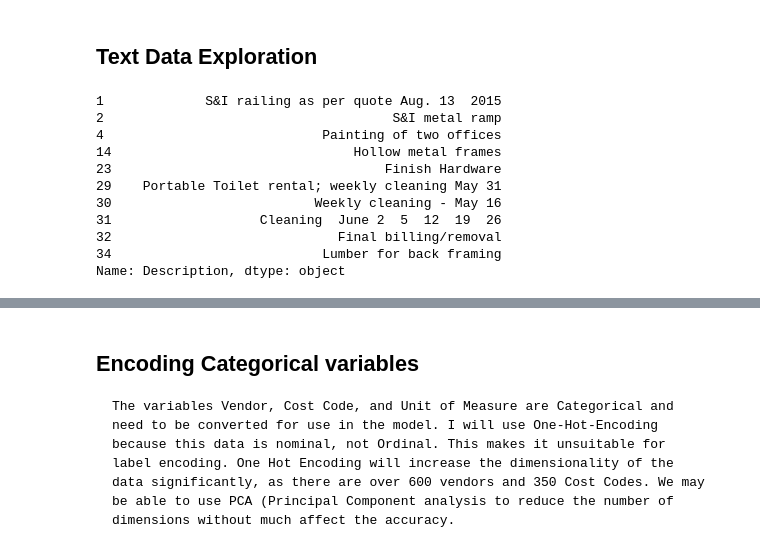
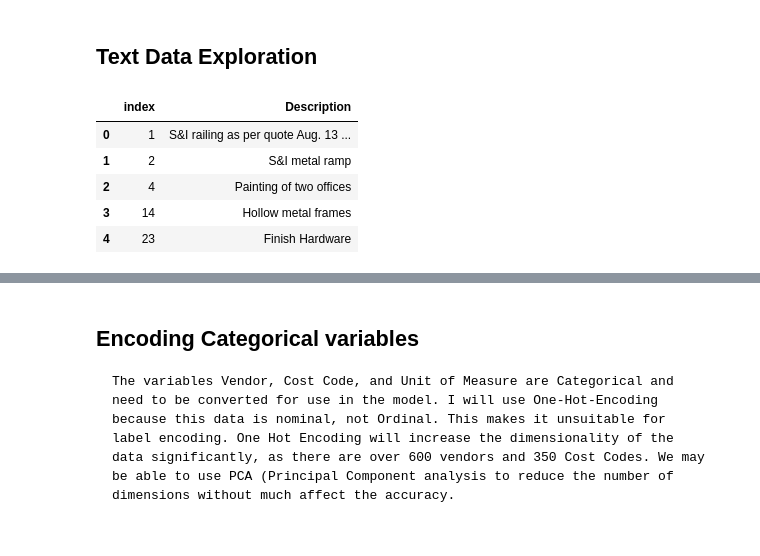
Before and after one commit to Daniel-M-Kelly/Udacity-MLND-Project, a Jupyter notebook: PO_Dataset_Exploration.ipynb, the cells around one changed output, grey strips where cells are left out. Drawn from its saved outputs; the diff is of its cells as text; code cells hidden in the pictures.

```diff
--- a/PO_Dataset_Exploration.ipynb
+++ b/PO_Dataset_Exploration.ipynb
@@ -389,18 +389,13 @@ df_90 = df_90[~df_90['Cost Code'].isin(df_count[df_count < 10].index)]
 ## Text Data Exploration
 # %%
 #Separate out the description into a new Dataframe so we can analyse it.
-df_desc = df_90['Description']
+df_desc = df_90.filter(['Description'])
+df_desc.reset_index(inplace=True)
+df_desc.head(5)
+# %% [output]
+|  | index | Description |
+| 0 | 1 | S&I railing as per quote Aug. 13 ... |
+| 1 | 2 | S&I metal ramp |
+| 2 | 4 | Painting of two offices |
+| 3 | 14 | Hollow metal frames |
+| 4 | 23 | Finish Hardware |
-# %%
- df_desc.head(10)
-# %% [output]
-1             S&I railing as per quote Aug. 13  2015
-2                                     S&I metal ramp
-4                            Painting of two offices
-14                               Hollow metal frames
-23                                   Finish Hardware
-29    Portable Toilet rental; weekly cleaning May 31
-30                          Weekly cleaning - May 16
-31                   Cleaning  June 2  5  12  19  26
-32                             Final billing/removal
-34                           Lumber for back framing
-Name: Description, dtype: object
```
Also changed, not shown: parts of 5 cells of this notebook.
